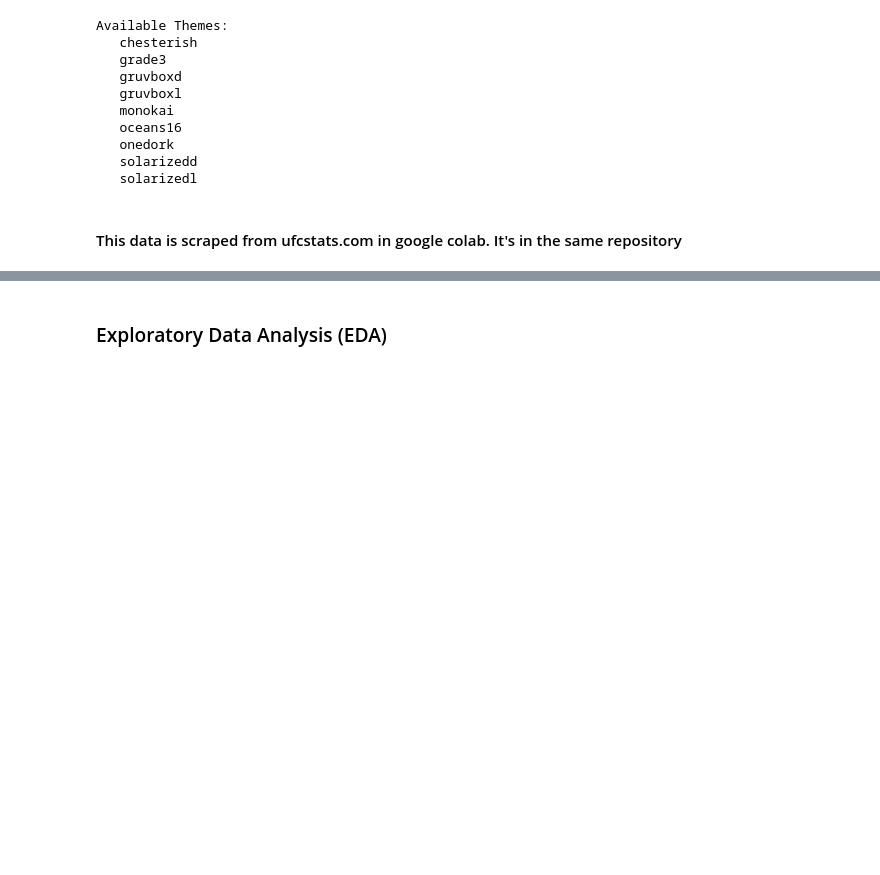
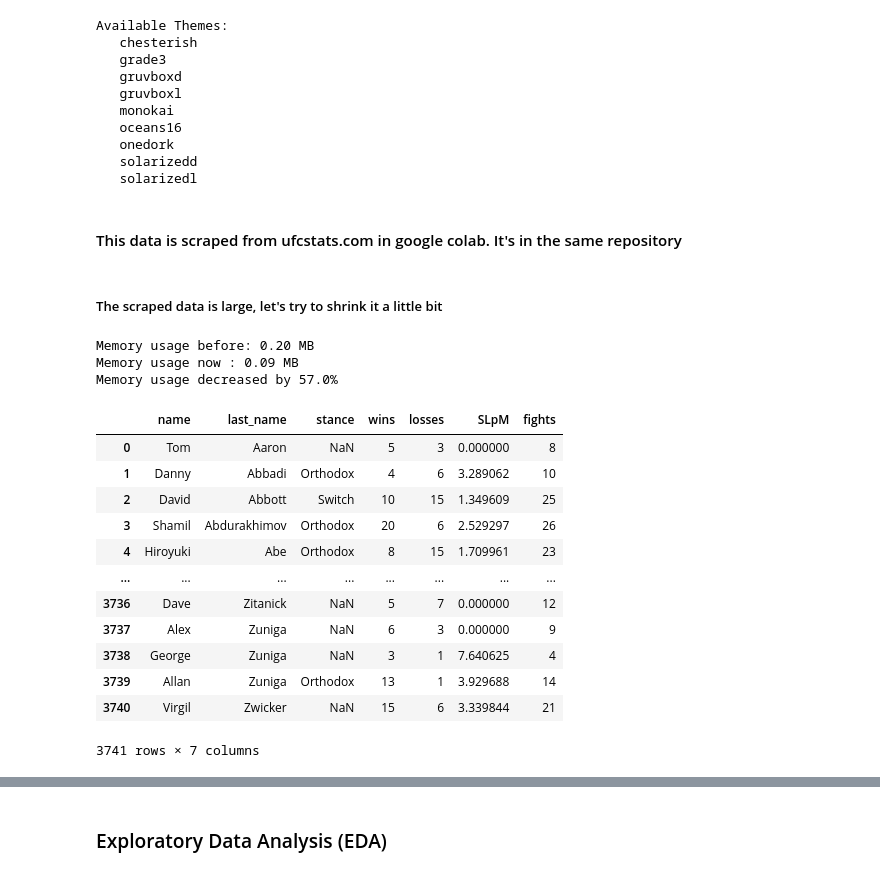
Before and after one commit to kamalzada/Machine-Learning-Projects, a Jupyter notebook: UFC_fighter-stance/stance-strikes.ipynb, the cells around one changed output, grey strips where cells are left out. Saved outputs shown, nothing was run; the diff lists cells and outputs as text; code cells hidden in the pictures; blank space fills up the shorter version.

Commit message:
memory reduced

```diff
--- a/UFC_fighter-stance/stance-strikes.ipynb
+++ b/UFC_fighter-stance/stance-strikes.ipynb
@@ -52,6 +52,66 @@ plt.style.use('ggplot')
 #### This data is scraped from ufcstats.com in google colab. It's in the same repository
 # %%
 df = pd.read_csv('fighter_stance.csv')
+# %% [markdown]
+##### The scraped data is large, let's try to shrink it a little bit
+# %%
+def reduce_mem_usage(df):
+    start_mem = df.memory_usage().sum() / 1024**2
+    print('Memory usage before: {:.2f} MB'.format(start_mem))
+
+    for col in df.columns:
+        col_type = df[col].dtype
+
+        if col_type != 'object':
+            c_min = df[col].min()
+            c_max = df[col].max()
+            if str(col_type)[:3] == 'int':
+                if c_min > np.iinfo(np.int8).min and c_max < np.iinfo(np.int8).max:
+                    df[col] = df[col].astype(np.int8)
+                elif c_min > np.iinfo(np.int16).min and c_max < np.iinfo(np.int16).max:
+                    df[col] = df[col].astype(np.int16)
+                elif c_min > np.iinfo(np.int32).min and c_max < np.iinfo(np.int32).max:
+                    df[col] = df[col].astype(np.int32)
+                elif c_min > np.iinfo(np.int64).min and c_max < np.iinfo(np.int64).max:
+                    df[col] = df[col].astype(np.int64)
+            else:
+                if c_min > np.finfo(np.float16).min and c_max < np.finfo(np.float16).max:
+                    df[col] = df[col].astype(np.float16)
+                elif c_min > np.finfo(np.float32).min and c_max < np.finfo(np.float32).max:
+                    df[col] = df[col].astype(np.float32)
+                else:
+                    df[col] = df[col].astype(np.float64)
+
+        elif col_type=='object':
+            if df[col].nunique()<=10:
+                df[col] =  df[col].astype('category')
+            else:
+                pass
+
+    end_mem = df.memory_usage().sum() / 1024**2
+    print('Memory usage now : {:.2f} MB'.format(end_mem))
+    print('Memory usage decreased by {:.1f}%'.format(100 * (start_mem - end_mem) / start_mem))
+
+    return df
+# %%
+reduce_mem_usage(df)
+# %% [output]
+Memory usage before: 0.20 MB
+Memory usage now : 0.09 MB
+Memory usage decreased by 57.0%
+|  | name | last_name | stance | wins | losses | SLpM | fights |
+| 0 | Tom | Aaron | NaN | 5 | 3 | 0.000000 | 8 |
+| 1 | Danny | Abbadi | Orthodox | 4 | 6 | 3.289062 | 10 |
+| 2 | David | Abbott | Switch | 10 | 15 | 1.349609 | 25 |
+| 3 | Shamil | Abdurakhimov | Orthodox | 20 | 6 | 2.529297 | 26 |
+| 4 | Hiroyuki | Abe | Orthodox | 8 | 15 | 1.709961 | 23 |
+| ... | ... | ... | ... | ... | ... | ... | ... |
+| 3736 | Dave | Zitanick | NaN | 5 | 7 | 0.000000 | 12 |
+| 3737 | Alex | Zuniga | NaN | 6 | 3 | 0.000000 | 9 |
+| 3738 | George | Zuniga | NaN | 3 | 1 | 7.640625 | 4 |
+| 3739 | Allan | Zuniga | Orthodox | 13 | 1 | 3.929688 | 14 |
+| 3740 | Virgil | Zwicker | NaN | 15 | 6 | 3.339844 | 21 |
+3741 rows × 7 columns
 # %%
 display(df.tail(), df.info(), df.groupby('stance')['SLpM'].describe())
 # %% [output]
```
Also changed, not shown: parts of 14 cells of this notebook.
